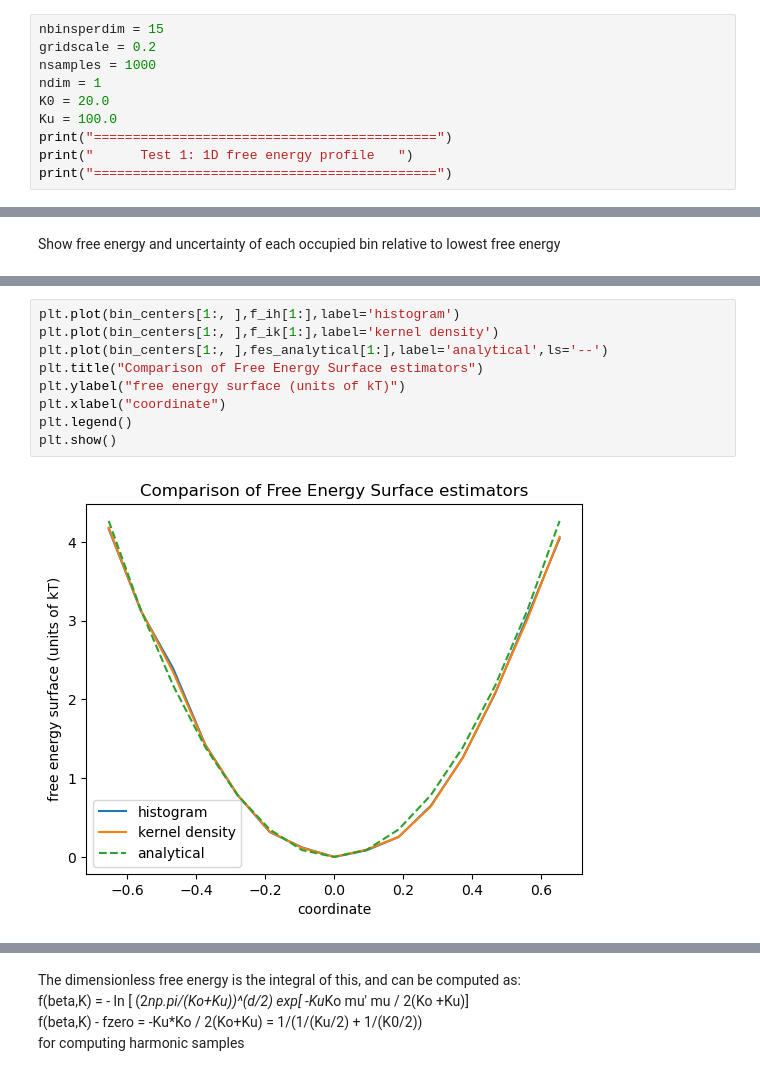
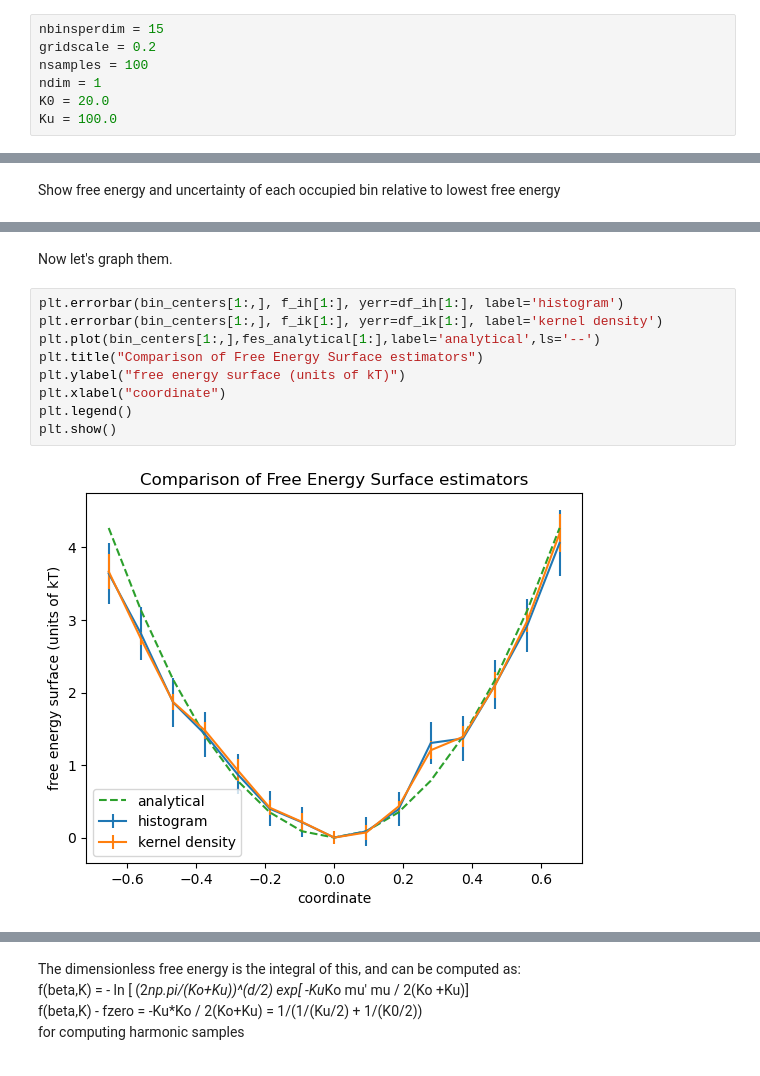
Before and after one commit to shirtsgroup/pymbar_notebook_examples, a Jupyter notebook: harmonic-oscillators/harmonic-oscillators.ipynb, the cells around one changed output, grey strips where cells are left out. Saved outputs shown, nothing was run; the diff lists cells and outputs as text.

```diff
--- a/harmonic-oscillators/harmonic-oscillators.ipynb
+++ b/harmonic-oscillators/harmonic-oscillators.ipynb
@@ -1000,10 +984,7 @@ def generate_fes_data(
 # %%
 nbinsperdim = 15
 gridscale = 0.2
-nsamples = 1000
+nsamples = 100
 ndim = 1
 K0 = 20.0
 Ku = 100.0
-print("============================================")
-print("      Test 1: 1D free energy profile   ")
-print("============================================")
@@ -1179,11 +1160,13 @@ for i in range(1, nbins):
+# %% [markdown]
+Now let's graph them.
 # %%
-plt.plot(bin_centers[1:, ],f_ih[1:],label='histogram')
-plt.plot(bin_centers[1:, ],f_ik[1:],label='kernel density')
-plt.plot(bin_centers[1:, ],fes_analytical[1:],label='analytical',ls='--')
+plt.errorbar(bin_centers[1:,], f_ih[1:], yerr=df_ih[1:], label='histogram')
+plt.errorbar(bin_centers[1:,], f_ik[1:], yerr=df_ik[1:], label='kernel density')
+plt.plot(bin_centers[1:,],fes_analytical[1:],label='analytical',ls='--')
 plt.title("Comparison of Free Energy Surface estimators")
 plt.ylabel("free energy surface (units of kT)")
 plt.xlabel("coordinate")
 plt.legend()
 plt.show()
 # %% [output]
-[figure, old version]
+[figure, new version]
```
Also changed, not shown: parts of 16 cells of this notebook, 2 other files.
